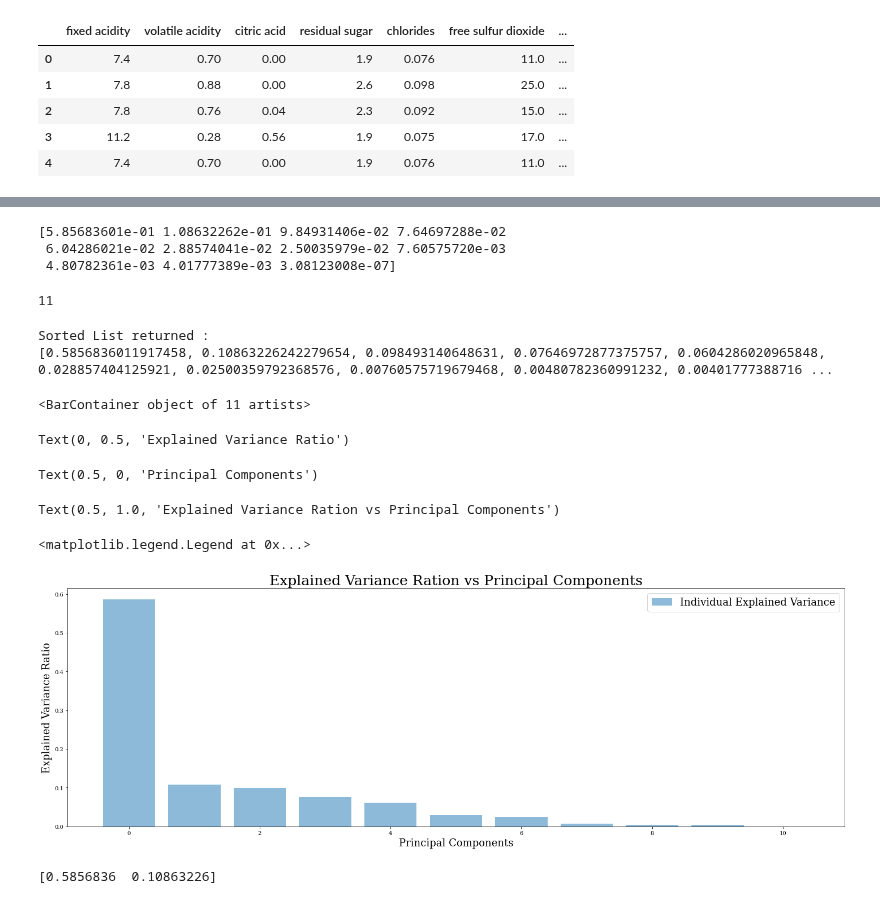
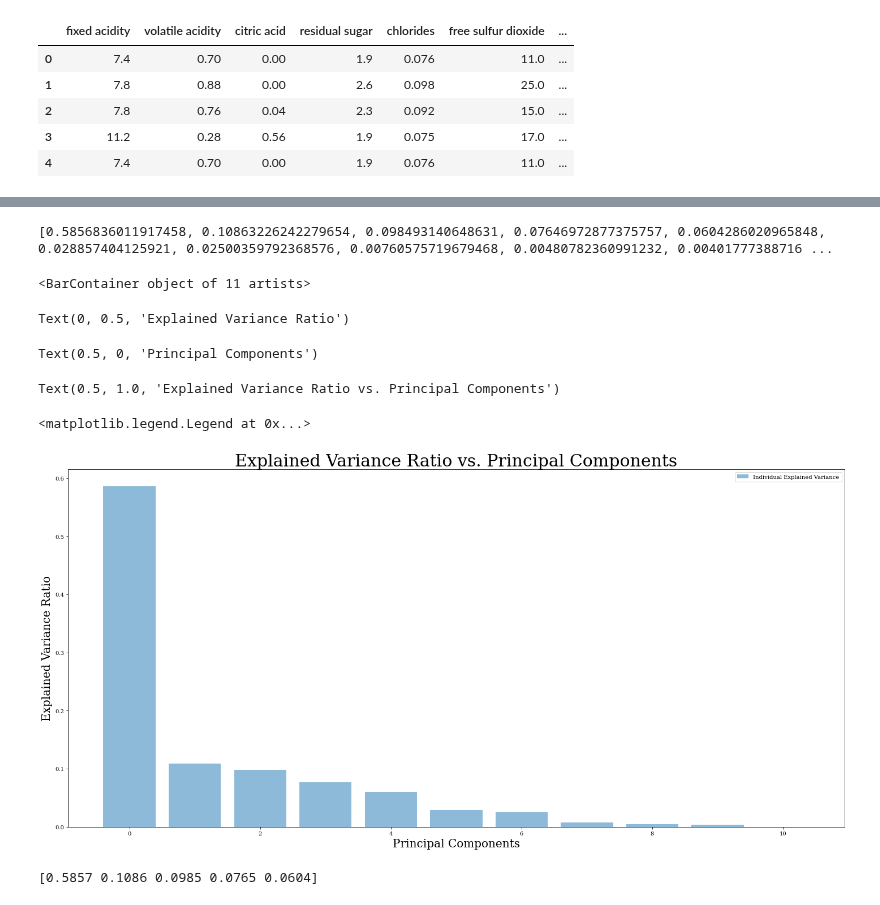
Before and after one commit to aminrahimian/data-for-good, a Jupyter notebook: principal_components_analysis (still working).ipynb, the cells around one changed output, grey strips where cells are left out. Saved outputs shown, nothing was run; the diff lists cells and outputs as text; code cells hidden in the pictures.

```diff
--- a/principal-components-analysis-(still working).ipynb
+++ b/principal_components_analysis (still working).ipynb
@@ -549,55 +475,41 @@ Y = df['quality']
 x_train, x_test, Y_train, Y_test = train_test_split(x,Y,test_size = 0.25,random_state=44)
 # %%
+#Number of components to keep. if n_components is not set all components are kept
+pca = PCA(n_components = None)
+x_train_graph = pca.fit_transform(x_train)
+x_test_graph = pca.transform(x_test)
 
-
-# Applying PCA FOR DIMENSIONALITY REDUCTION......
-pca = PCA(n_components = None)
-x_train = pca.fit_transform(x_train)
-x_test = pca.transform(x_test)
+#Explained variance is a statistical measure of how much variation in a dataset
+#can be attributed to each of the principal components generated by the PCA.
 explained_variance = pca.explained_variance_ratio_
 
-print(explained_variance)
+print(sorted(explained_variance,reverse = True))
 # %% [output]
-[5.85683601e-01 1.08632262e-01 9.84931406e-02 7.64697288e-02
- 6.04286021e-02 2.88574041e-02 2.50035979e-02 7.60575720e-03
- 4.80782361e-03 4.01777389e-03 3.08123008e-07]
+[0.5856836011917458, 0.10863226242279654, 0.098493140648631, 0.07646972877375757, 0.0604286020965848, 0.028857404125921, 0.02500359792368576, 0.00760575719679468, 0.00480782360991232, 0.00401777388716 ...
-# %%
-len(explained_variance)
-# %% [output]
-11
-# %%
-
-
-print("Sorted List returned :")
-print(sorted(explained_variance,reverse = True))
-# %% [output]
-Sorted List returned :
-[0.5856836011917458, 0.10863226242279654, 0.098493140648631, 0.07646972877375757, 0.0604286020965848, 0.028857404125921, 0.02500359792368576, 0.00760575719679468, 0.00480782360991232, 0.00401777388716 ...
-# %%
-fig = plt.figure(figsize=(20,7), facecolor=background_color)
-plt.bar(range(11), explained_variance, alpha=0.5, align='center',label='Individual Explained Variance')
-plt.ylabel('Explained Variance Ratio',fontsize = 18)
-plt.xlabel('Principal Components',fontsize = 18)
-plt.title('Explained Variance Ration vs Principal Components',fontsize = 25)
-plt.legend(loc='best',fontsize = 18)
-#plt.axis("off")
-plt.tight_layout()
-plt.show()
-# %% [output]
-<BarContainer object of 11 artists>
-Text(0, 0.5, 'Explained Variance Ratio')
-Text(0.5, 0, 'Principal Components')
-Text(0.5, 1.0, 'Explained Variance Ration vs Principal Components')
-<matplotlib.legend.Legend at 0x...>
-[figure, removed]
+# %%
+fig = plt.figure(figsize=(20,10))
+plt.bar(range(11), explained_variance, alpha=0.5, align='center',label='Individual Explained Variance')
+plt.ylabel('Explained Variance Ratio',fontsize = 20)
+plt.xlabel('Principal Components',fontsize = 20)
+plt.title('Explained Variance Ratio vs. Principal Components',fontsize = 30)
+plt.legend(loc='best')
+plt.tight_layout()
+plt.show()
+# %% [output]
+<BarContainer object of 11 artists>
+Text(0, 0.5, 'Explained Variance Ratio')
+Text(0.5, 0, 'Principal Components')
+Text(0.5, 1.0, 'Explained Variance Ratio vs. Principal Components')
+<matplotlib.legend.Legend at 0x...>
+[figure, added]
 # %%
-# Applying PCA
+#PCA
 from sklearn.decomposition import PCA
-pca = PCA(n_components = 2)
-x_train = pca.fit_transform(x_train)
-x_test = pca.transform(x_test)
+pca = PCA(n_components = 5)
+x_train_PCA = pca.fit_transform(x_train)
+x_test_PCA = pca.transform(x_test)
 explained_variance = pca.explained_variance_ratio_
 
 print(explained_variance)
 # %% [output]
-[0.5856836  0.10863226]
+[0.5857 0.1086 0.0985 0.0765 0.0604]
```
Also changed, not shown: parts of 20 cells of this notebook.
